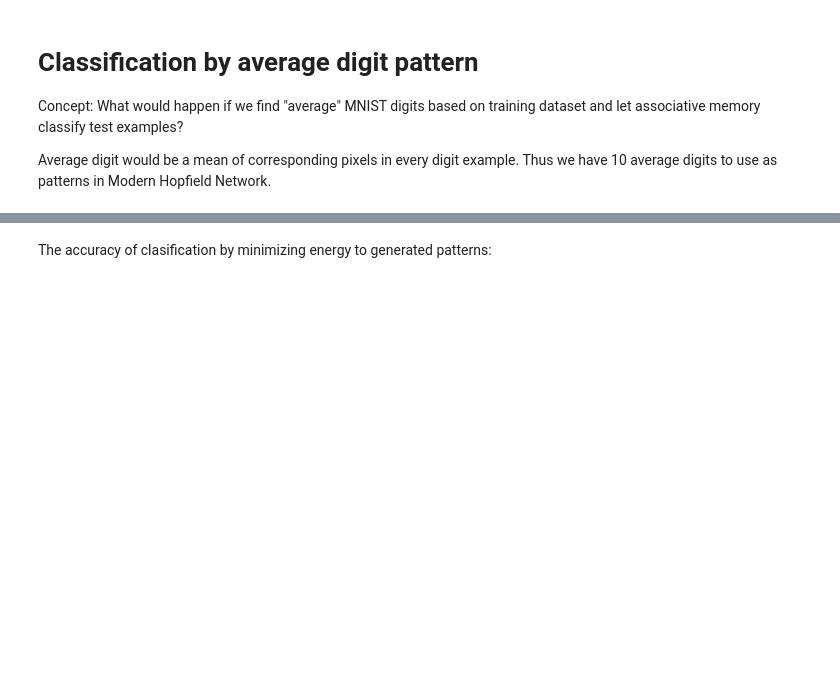
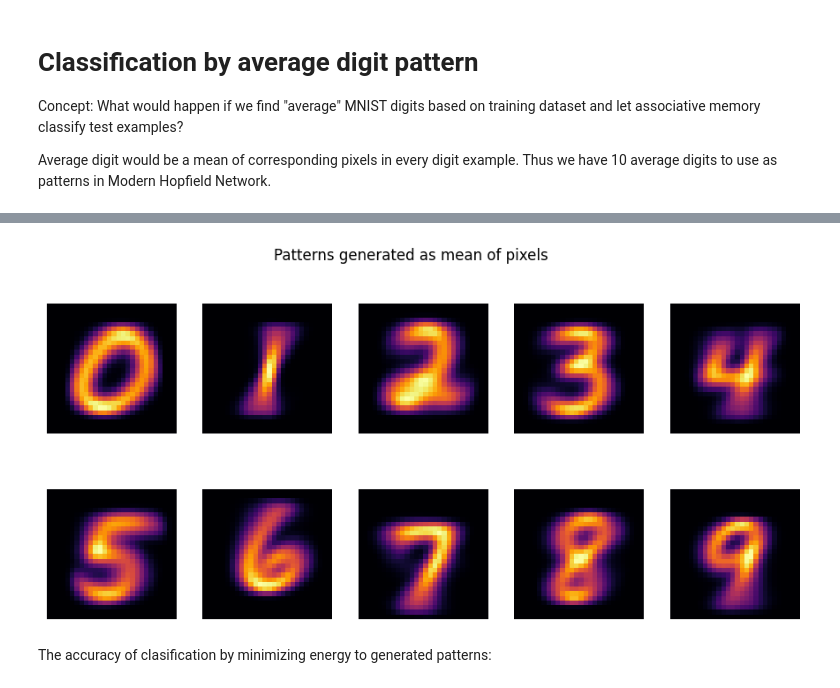
Before and after one commit to kebabee/ML-assiociative-memory, a Jupyter notebook: mean_patterns_associative_classification.ipynb, the cells around one changed output, grey strips where cells are left out. Saved outputs shown, nothing was run; the diff lists cells and outputs as text; code cells hidden in the pictures; blank space fills up the shorter version.

```diff
--- a/mean_patterns_associative_classification.ipynb
+++ b/mean_patterns_associative_classification.ipynb
@@ -97,3 +79,14 @@ Downloading data from https://storage.googleapis.com/tensorflow/tf-keras-dataset
+# %%
+fig, axes = plt.subplots(2, 5, figsize=(11,5))
+for i in range(10):
+  row, col = i // 5, i % 5
+  axes[row, col].imshow(pattern_images[i].reshape(28, 28), cmap='inferno')
+  axes[row, col].axis('off')
+
+plt.suptitle('Patterns generated as mean of pixels')
+plt.show()
+# %% [output]
+[figure, added]
 # %% [markdown]
 The accuracy of clasification by minimizing energy to generated patterns:
 # %%
```
Also changed, not shown: parts of 5 cells of this notebook.
